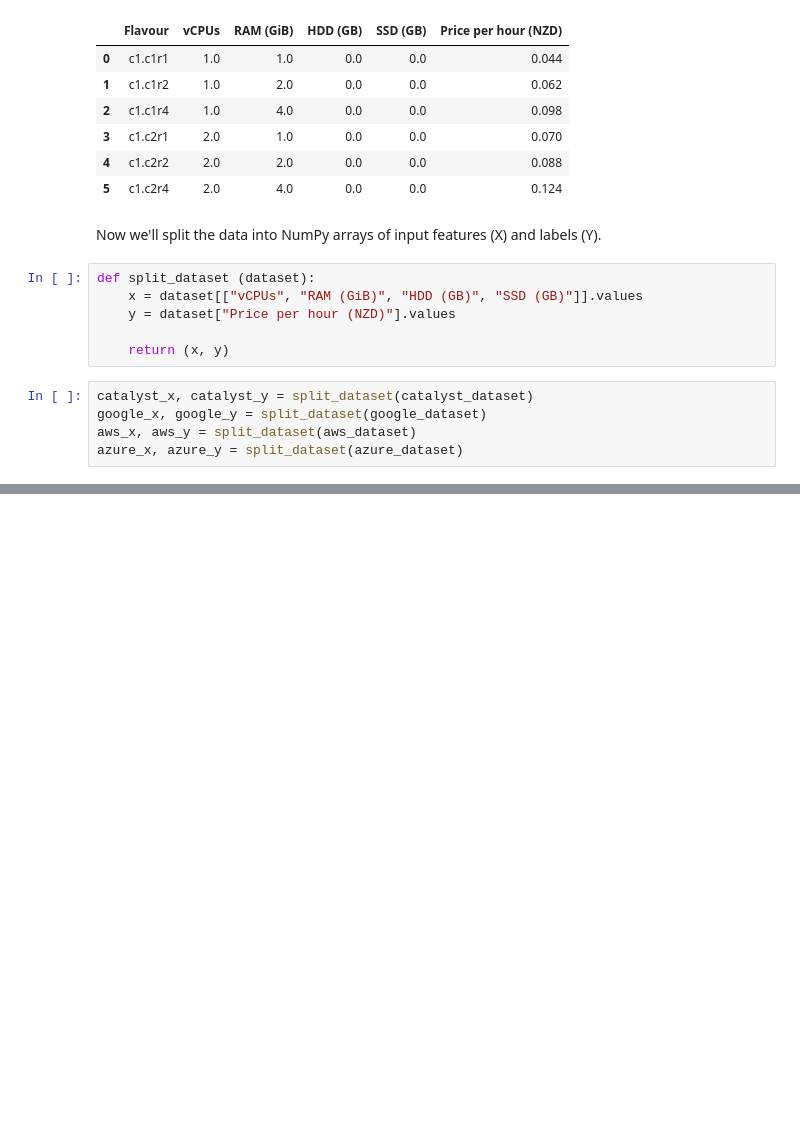
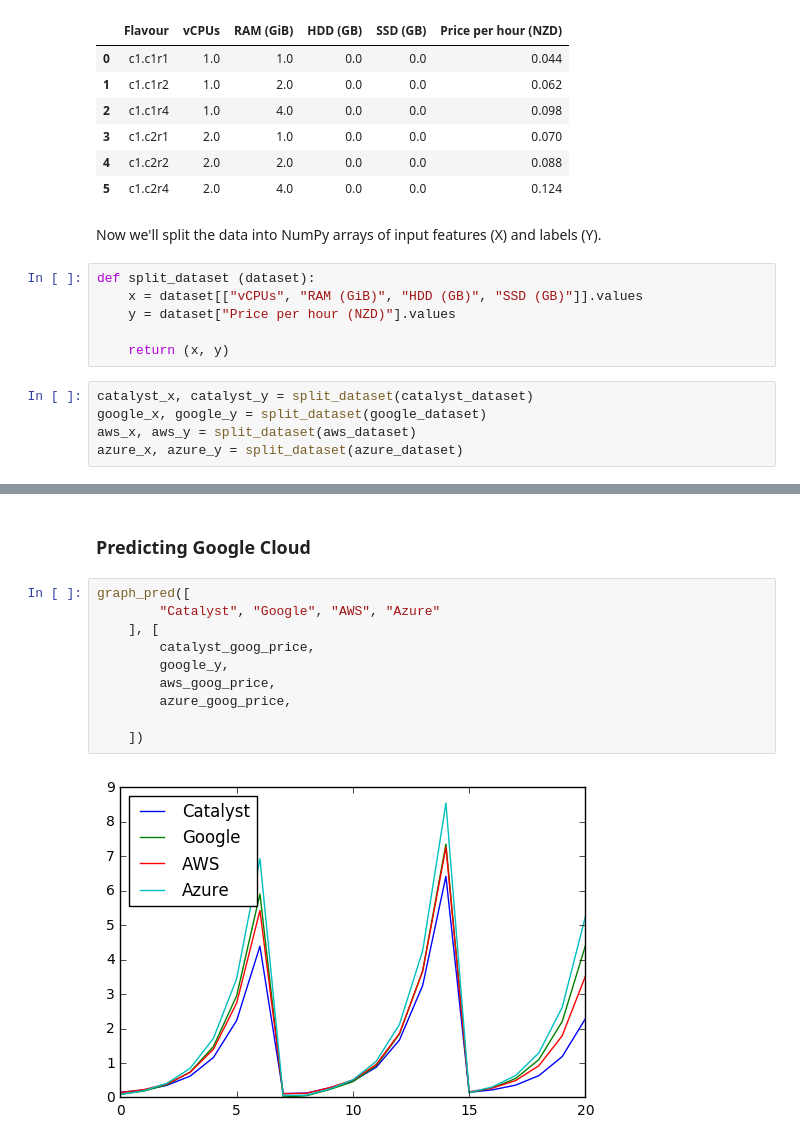
Before and after one commit to catalyst-cloud/catalystcloud-price-comparison, a Jupyter notebook: cloud_price_comparison.ipynb, the cells around one changed output, grey strips where cells are left out. Saved outputs shown, nothing was run; the diff lists cells and outputs as text; blank space fills up the shorter version.

```diff
--- a/cloud_price_comparison.ipynb
+++ b/cloud_price_comparison.ipynb
@@ -106,0 +140,14 @@ prices
+# %% [markdown]
+### Predicting Google Cloud
+# %%
+graph_pred([
+        "Catalyst", "Google", "AWS", "Azure"
+    ], [
+        catalyst_goog_price,
+        google_y,
+        aws_goog_price,
+        azure_goog_price,
+
+    ])
+# %% [output]
+[figure, added]
```
Also changed, not shown: parts of 22 cells of this notebook.
